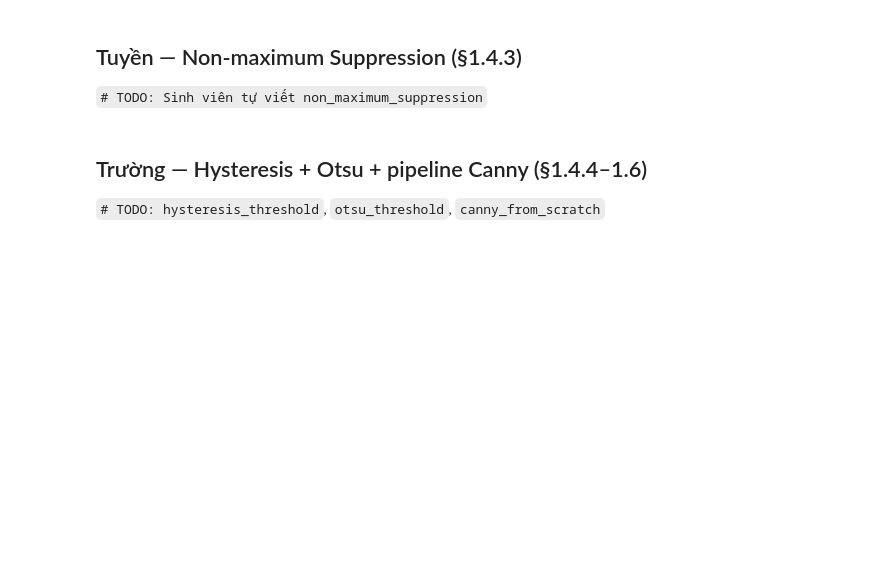
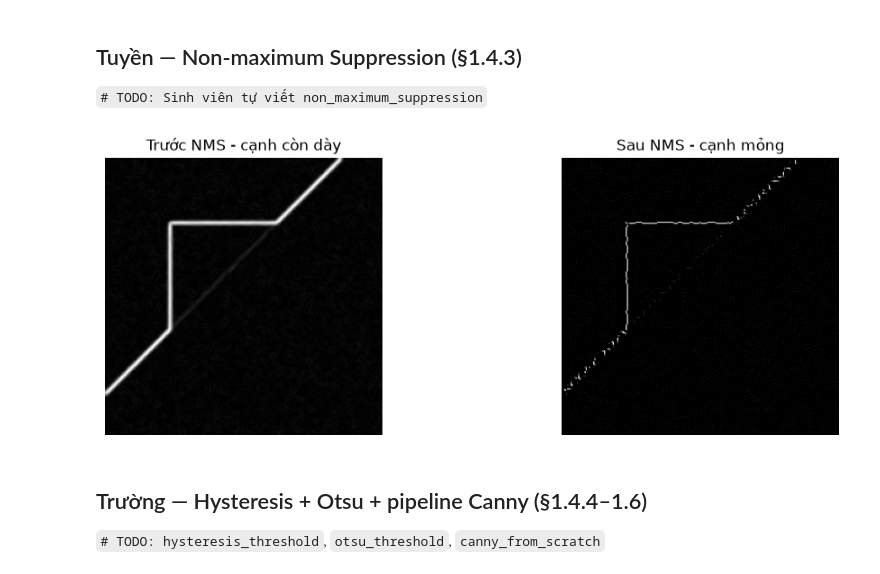
Before and after one commit to rosdev29/UTH-CV-BaiTap, a Jupyter notebook: Chapter3/bai_tap_chapter3.ipynb, the cells around one changed output. Cells and saved outputs as stored; diff of their text form; code cells hidden in the pictures; blank space fills up the shorter version.

```diff
--- a/Chapter3/bai_tap_chapter3.ipynb
+++ b/Chapter3/bai_tap_chapter3.ipynb
@@ -153,6 +155,3 @@ show_images(
 ## Tuyền — Non-maximum Suppression (§1.4.3)
 
 `# TODO: Sinh viên tự viết non_maximum_suppression`
-# %%
-def non_maximum_suppression(magnitude, theta):
-    raise NotImplementedError
@@ -159,3 +192,21 @@ def non_maximum_suppression(magnitude, theta):
+# %%
+nms = non_maximum_suppression(mag, theta)
+
+plt.figure(figsize=(12, 4))
+
+plt.subplot(1, 2, 1)
+plt.imshow(mag, cmap="gray")
+plt.title("Trước NMS - cạnh còn dày")
+plt.axis("off")
+
+plt.subplot(1, 2, 2)
+plt.imshow(nms, cmap="gray")
+plt.title("Sau NMS - cạnh mỏng")
+plt.axis("off")
+
+plt.show()
+# %% [output]
+[figure, added]
 # %% [markdown]
 ## Trường — Hysteresis + Otsu + pipeline Canny (§1.4.4–1.6)
 
```
Also changed, not shown: parts of 2 cells of this notebook.
